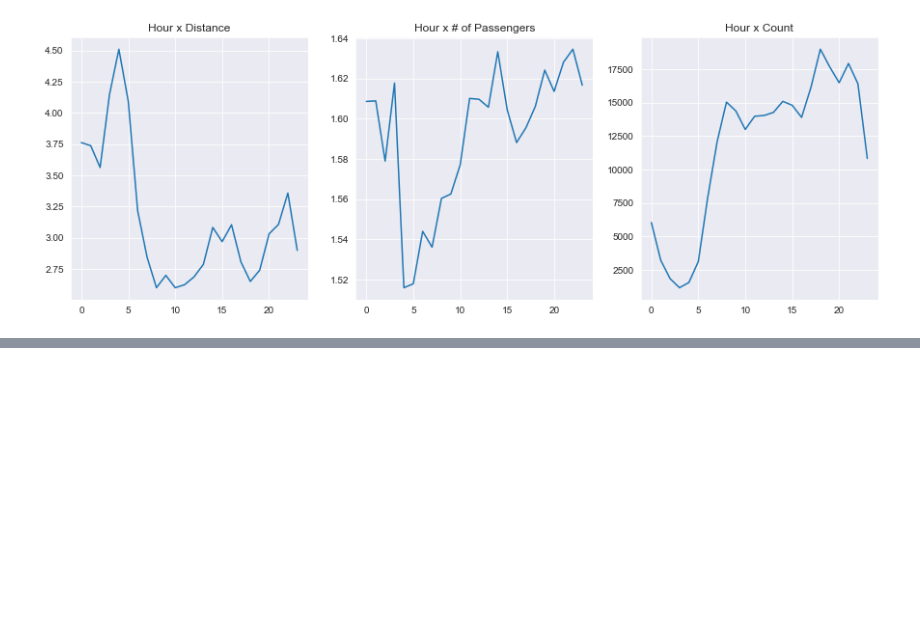
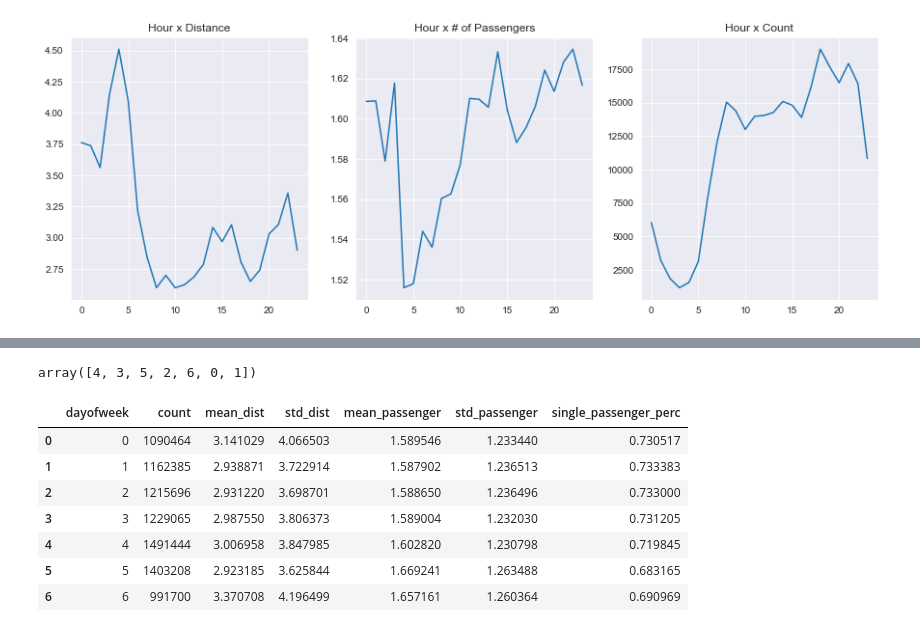
Before and after one commit to tcbriggs981/Taxi-Studies, a Jupyter notebook: Taxis June 2018.ipynb, the cells around one changed output, grey strips where cells are left out. Cells and saved outputs as stored; diff of their text form; code cells hidden in the pictures; blank space fills up the shorter version.

```diff
--- a/Taxis June 2018.ipynb
+++ b/Taxis June 2018.ipynb
@@ -252,0 +266,32 @@ plt.show()
+# %%
+taxi.dayofweek.unique()
+# %% [output]
+array([4, 3, 5, 2, 6, 0, 1])
+# %%
+day_list = []
+
+for i in range(7):
+    new_row = []
+    new_row.append(i)
+    new_row.append(len(taxi.trip_distance.loc[taxi.dayofweek == i]))
+    new_row.append(taxi.trip_distance.loc[taxi.dayofweek == i].mean())
+    new_row.append(taxi.trip_distance.loc[taxi.dayofweek == i].std())
+    new_row.append(taxi.passenger_count.loc[taxi.dayofweek == i].mean())
+    new_row.append(taxi.passenger_count.loc[taxi.dayofweek == i].std())
+
+    single_passengers = taxi.passenger_count.loc[(taxi.dayofweek == i)&(taxi.passenger_count==1)]
+    new_row.append(len(single_passengers)/len(taxi.trip_distance.loc[taxi.dayofweek == i]))
+
+    day_list.append(new_row)
+
+daily = pd.DataFrame(day_list, columns=['dayofweek','count','mean_dist','std_dist','mean_passenger','std_passenger','single_passenger_perc'])
+daily
+# %% [output]
+|  | dayofweek | count | mean_dist | std_dist | mean_passenger | std_passenger | single_passenger_perc |
+| 0 | 0 | 1090464 | 3.141029 | 4.066503 | 1.589546 | 1.233440 | 0.730517 |
+| 1 | 1 | 1162385 | 2.938871 | 3.722914 | 1.587902 | 1.236513 | 0.733383 |
+| 2 | 2 | 1215696 | 2.931220 | 3.698701 | 1.588650 | 1.236496 | 0.733000 |
+| 3 | 3 | 1229065 | 2.987550 | 3.806373 | 1.589004 | 1.232030 | 0.731205 |
+| 4 | 4 | 1491444 | 3.006958 | 3.847985 | 1.602820 | 1.230798 | 0.719845 |
+| 5 | 5 | 1403208 | 2.923185 | 3.625844 | 1.669241 | 1.263488 | 0.683165 |
+| 6 | 6 | 991700 | 3.370708 | 4.196499 | 1.657161 | 1.260364 | 0.690969 |
```
Also changed, not shown: parts of 7 cells of this notebook.
